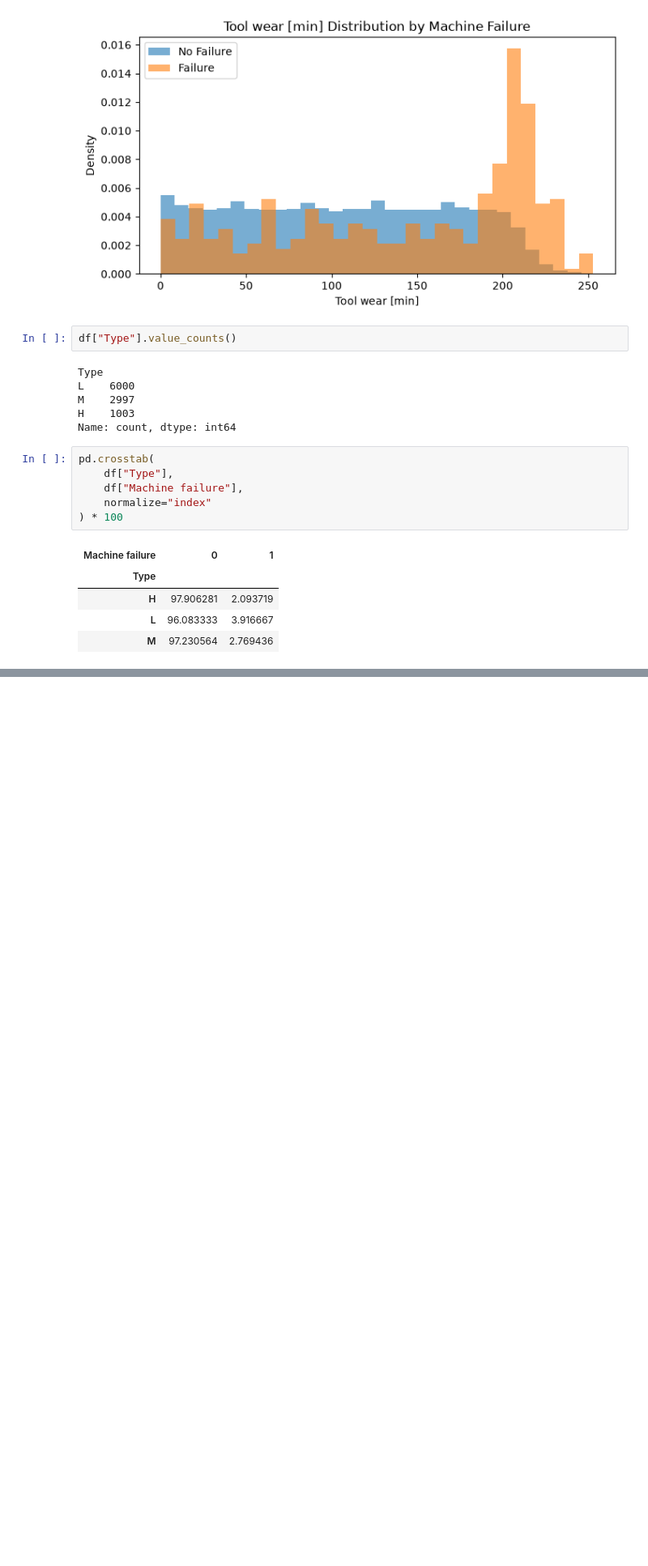
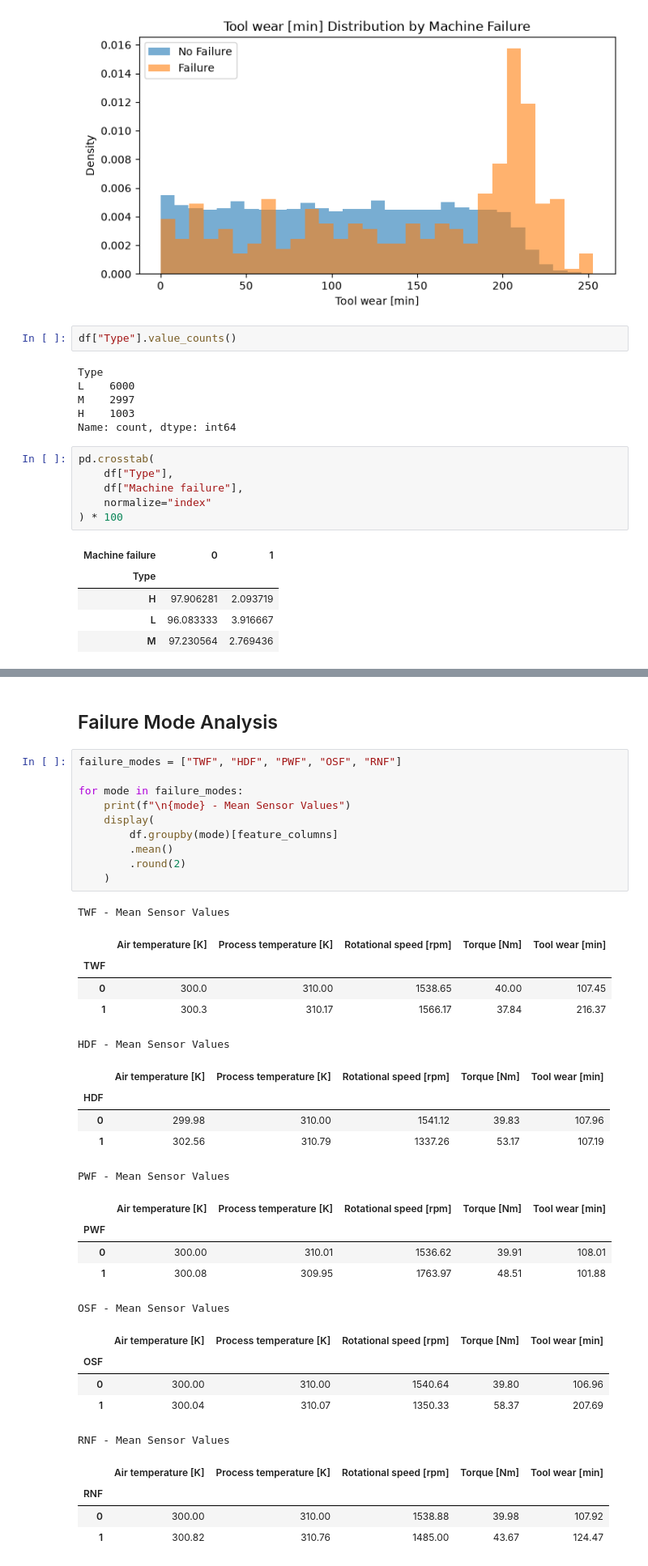
Before and after one commit to selcanakturk/factorymind-ai, a Jupyter notebook: notebooks/01_ai4i_eda.ipynb, the cells around one changed output, grey strips where cells are left out. Shown at 81% size. Drawn from its saved outputs; the diff is of its cells as text; blank space fills up the shorter version.

```diff
--- a/notebooks/01_ai4i_eda.ipynb
+++ b/notebooks/01_ai4i_eda.ipynb
@@ -209,3 +209,41 @@ correlation_matrix.round(2)
 | Torque [Nm] | -0.01 | -0.01 | -0.88 | 1.00 | -0.00 | ... |
 | Tool wear [min] | 0.01 | 0.01 | 0.00 | -0.00 | 1.00 | ... |
 | Machine failure | 0.08 | 0.04 | -0.04 | 0.19 | 0.11 | ... |
+# %% [markdown]
+## Failure Mode Analysis
+# %%
+failure_modes = ["TWF", "HDF", "PWF", "OSF", "RNF"]
+
+for mode in failure_modes:
+    print(f"\n{mode} - Mean Sensor Values")
+    display(
+        df.groupby(mode)[feature_columns]
+        .mean()
+        .round(2)
+    )
+# %% [output]
+TWF - Mean Sensor Values
+|  | Air temperature [K] | Process temperature [K] | Rotational speed [rpm] | Torque [Nm] | Tool wear [min] |
+| TWF |  |  |  |  |  |
+| 0 | 300.0 | 310.00 | 1538.65 | 40.00 | 107.45 |
+| 1 | 300.3 | 310.17 | 1566.17 | 37.84 | 216.37 |
+HDF - Mean Sensor Values
+|  | Air temperature [K] | Process temperature [K] | Rotational speed [rpm] | Torque [Nm] | Tool wear [min] |
+| HDF |  |  |  |  |  |
+| 0 | 299.98 | 310.00 | 1541.12 | 39.83 | 107.96 |
+| 1 | 302.56 | 310.79 | 1337.26 | 53.17 | 107.19 |
+PWF - Mean Sensor Values
+|  | Air temperature [K] | Process temperature [K] | Rotational speed [rpm] | Torque [Nm] | Tool wear [min] |
+| PWF |  |  |  |  |  |
+| 0 | 300.00 | 310.01 | 1536.62 | 39.91 | 108.01 |
+| 1 | 300.08 | 309.95 | 1763.97 | 48.51 | 101.88 |
+OSF - Mean Sensor Values
+|  | Air temperature [K] | Process temperature [K] | Rotational speed [rpm] | Torque [Nm] | Tool wear [min] |
+| OSF |  |  |  |  |  |
+| 0 | 300.00 | 310.00 | 1540.64 | 39.80 | 106.96 |
+| 1 | 300.04 | 310.07 | 1350.33 | 58.37 | 207.69 |
+RNF - Mean Sensor Values
+|  | Air temperature [K] | Process temperature [K] | Rotational speed [rpm] | Torque [Nm] | Tool wear [min] |
+| RNF |  |  |  |  |  |
+| 0 | 300.00 | 310.00 | 1538.88 | 39.98 | 107.92 |
+| 1 | 300.82 | 310.76 | 1485.00 | 43.67 | 124.47 |
```
Also changed, not shown: parts of 1 cell of this notebook.
